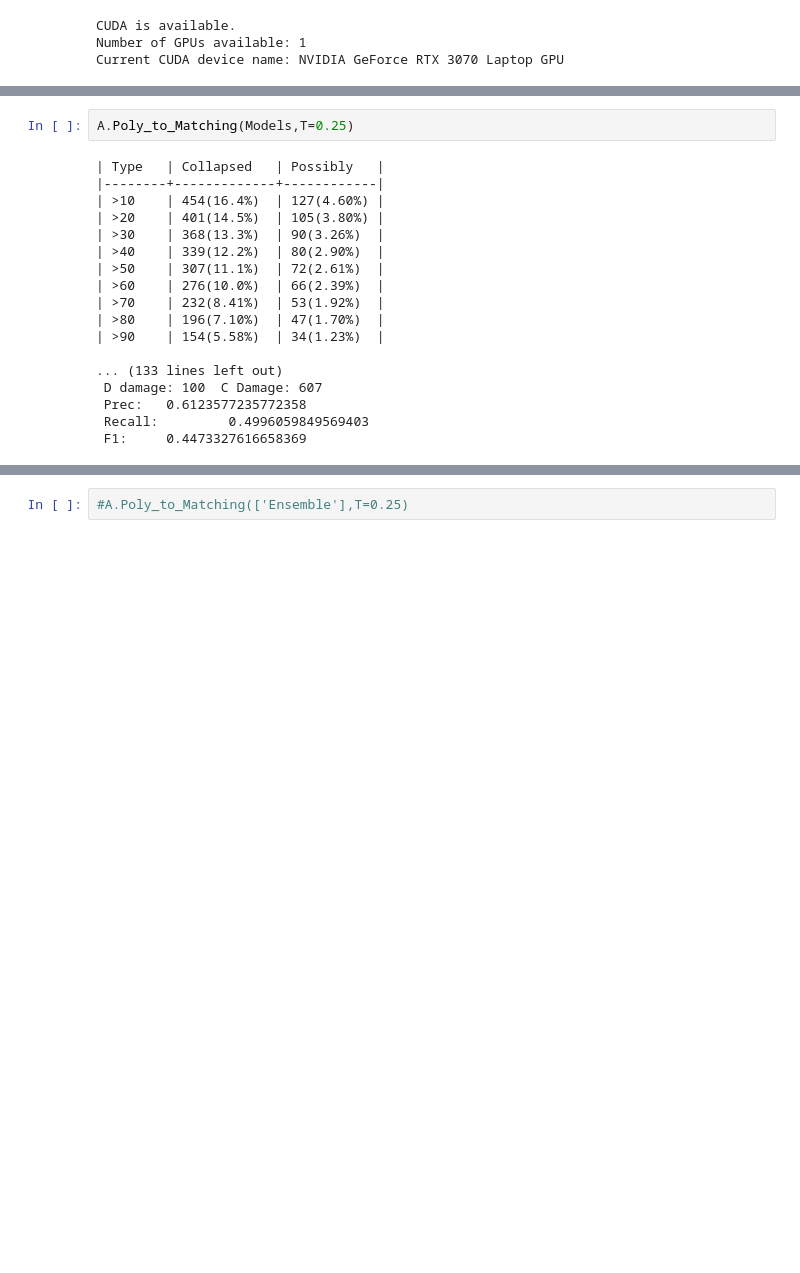
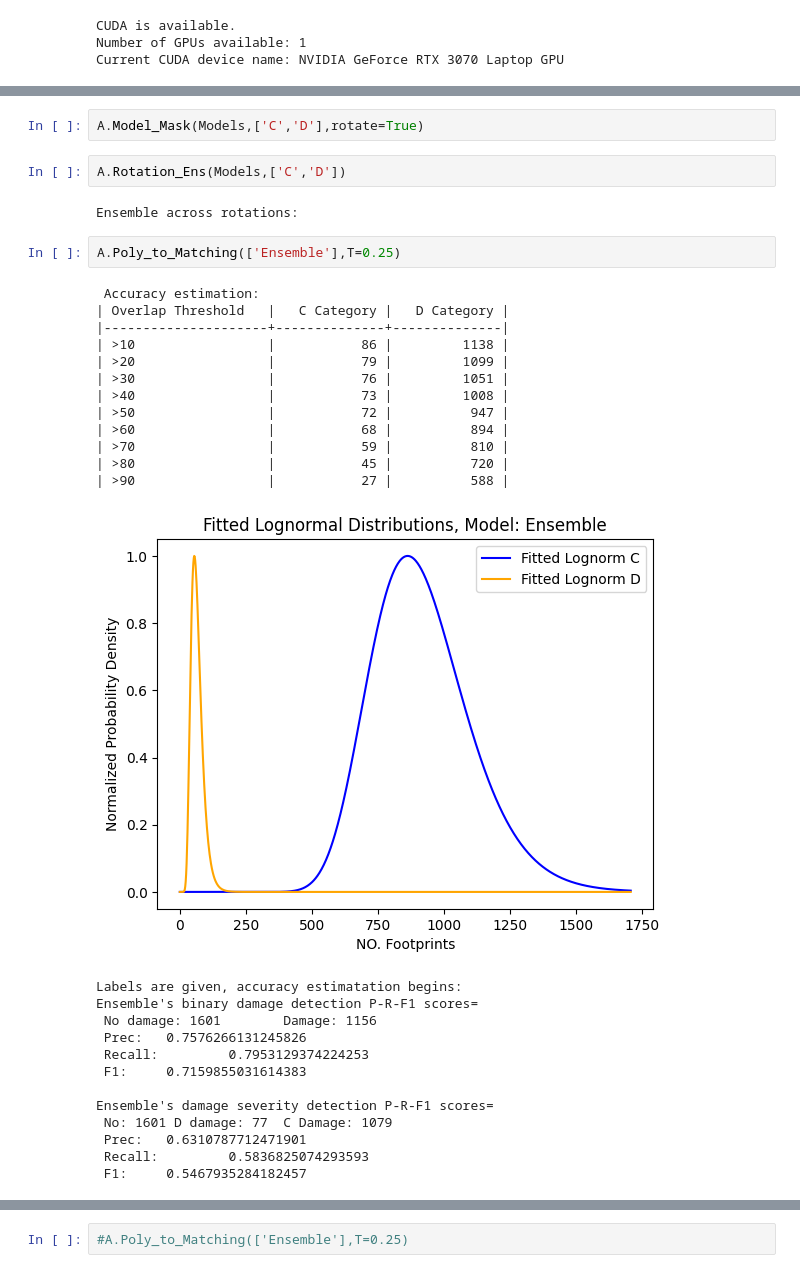
Before and after one commit to TRG-AI4Good/Lahaina_Generalizability, a Jupyter notebook: Run.ipynb, the cells around one changed output, grey strips where cells are left out. Cells and saved outputs as stored; diff of their text form; blank space fills up the shorter version.

```diff
--- a/Run.ipynb
+++ b/Run.ipynb
@@ -58,20 +307,34 @@ Models=['Model_2E_Eff','Model_2E_Eff_CD','Model_2E_Eff_ARIA','Model_2E_Tra','Mod
+# %%
+A.Model_Mask(Models,['C','D'],rotate=True)
+# %%
+A.Rotation_Ens(Models,['C','D'])
+# %% [output]
+Ensemble across rotations:
 # %%
-A.Poly_to_Matching(Models,T=0.25)
+A.Poly_to_Matching(['Ensemble'],T=0.25)
 # %% [output]
-| Type   | Collapsed   | Possibly   |
-|--------+-------------+------------|
-| >10    | 454(16.4%)  | 127(4.60%) |
-| >20    | 401(14.5%)  | 105(3.80%) |
-| >30    | 368(13.3%)  | 90(3.26%)  |
-| >40    | 339(12.2%)  | 80(2.90%)  |
-| >50    | 307(11.1%)  | 72(2.61%)  |
-| >60    | 276(10.0%)  | 66(2.39%)  |
-| >70    | 232(8.41%)  | 53(1.92%)  |
-| >80    | 196(7.10%)  | 47(1.70%)  |
-| >90    | 154(5.58%)  | 34(1.23%)  |
-
-... (133 lines left out)
- D damage: 100  C Damage: 607
- Prec:   0.6123577235772358
- Recall:         0.4996059849569403
- F1:     0.4473327616658369
+ Accuracy estimation:
+| Overlap Threshold   |   C Category |   D Category |
+|---------------------+--------------+--------------|
+| >10                 |           86 |         1138 |
+| >20                 |           79 |         1099 |
+| >30                 |           76 |         1051 |
+| >40                 |           73 |         1008 |
+| >50                 |           72 |          947 |
+| >60                 |           68 |          894 |
+| >70                 |           59 |          810 |
+| >80                 |           45 |          720 |
+| >90                 |           27 |          588 |
+[figure, added]
+Labels are given, accuracy estimatation begins:
+Ensemble's binary damage detection P-R-F1 scores=
+ No damage: 1601        Damage: 1156
+ Prec:   0.7576266131245826
+ Recall:         0.7953129374224253
+ F1:     0.7159855031614383
+
+Ensemble's damage severity detection P-R-F1 scores=
+ No: 1601 D damage: 77  C Damage: 1079
+ Prec:   0.6310787712471901
+ Recall:         0.5836825074293593
+ F1:     0.5467935284182457
```
Also changed, not shown: parts of 20 cells of this notebook.
